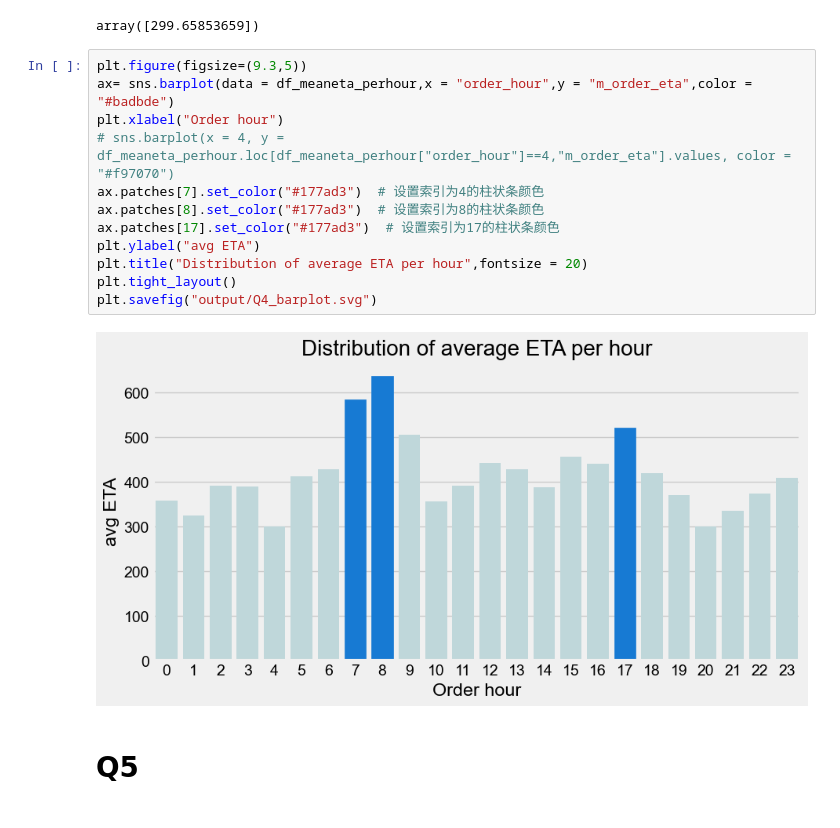
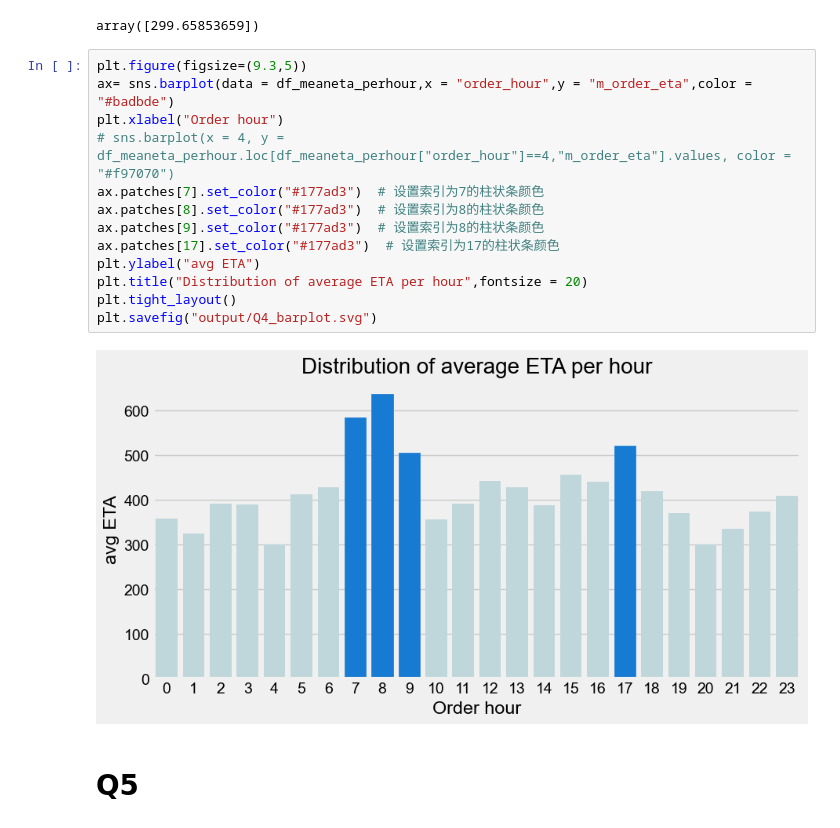
Before and after one commit to SUSTech-STA326/STA326_Assignment2, a Jupyter notebook: ass2.ipynb, the cells around one changed output. Cells and saved outputs as stored; diff of their text form.

```diff
--- a/ass2.ipynb
+++ b/ass2.ipynb
@@ -399,17 +399,18 @@ array([299.65853659])
 # %%
 plt.figure(figsize=(9.3,5))
 ax= sns.barplot(data = df_meaneta_perhour,x = "order_hour",y = "m_order_eta",color = "#badbde")
 plt.xlabel("Order hour")
 # sns.barplot(x = 4, y = df_meaneta_perhour.loc[df_meaneta_perhour["order_hour"]==4,"m_order_eta"].values, color = "#f97070")
-ax.patches[7].set_color("#177ad3")  # 设置索引为4的柱状条颜色
+ax.patches[7].set_color("#177ad3")  # 设置索引为7的柱状条颜色
 ax.patches[8].set_color("#177ad3")  # 设置索引为8的柱状条颜色
+ax.patches[9].set_color("#177ad3")  # 设置索引为8的柱状条颜色
 ax.patches[17].set_color("#177ad3")  # 设置索引为17的柱状条颜色
 plt.ylabel("avg ETA")
 plt.title("Distribution of average ETA per hour",fontsize = 20)
 plt.tight_layout()
 plt.savefig("output/Q4_barplot.svg")
 # %% [output]
-[figure, old version]
+[figure, new version]
 # %% [markdown]
 # Q5
 # %%
```
Also changed, not shown: 10 other files.
